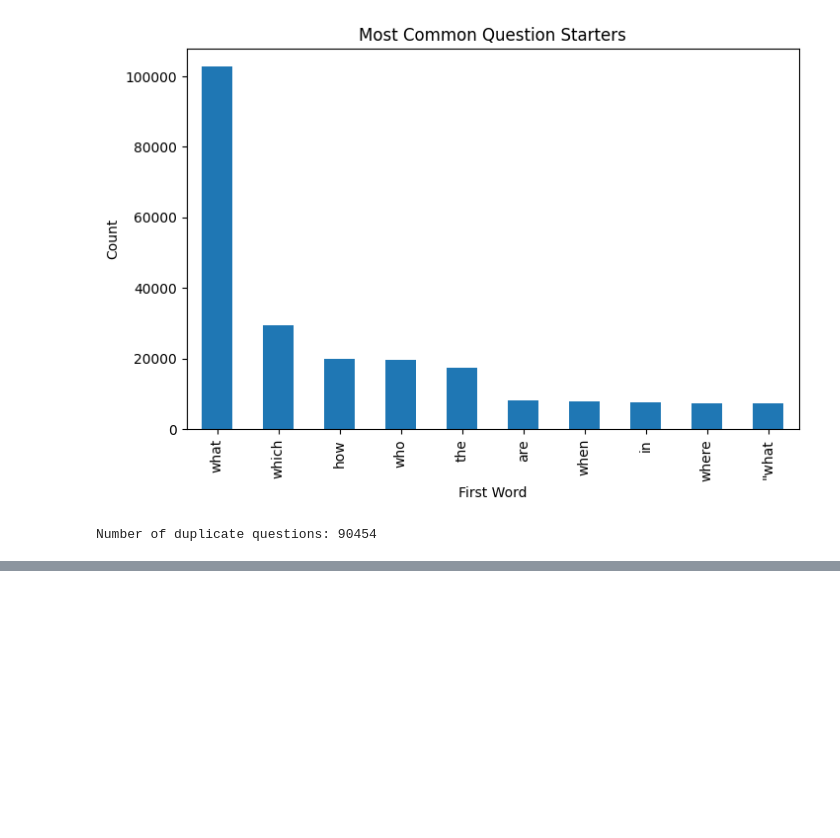
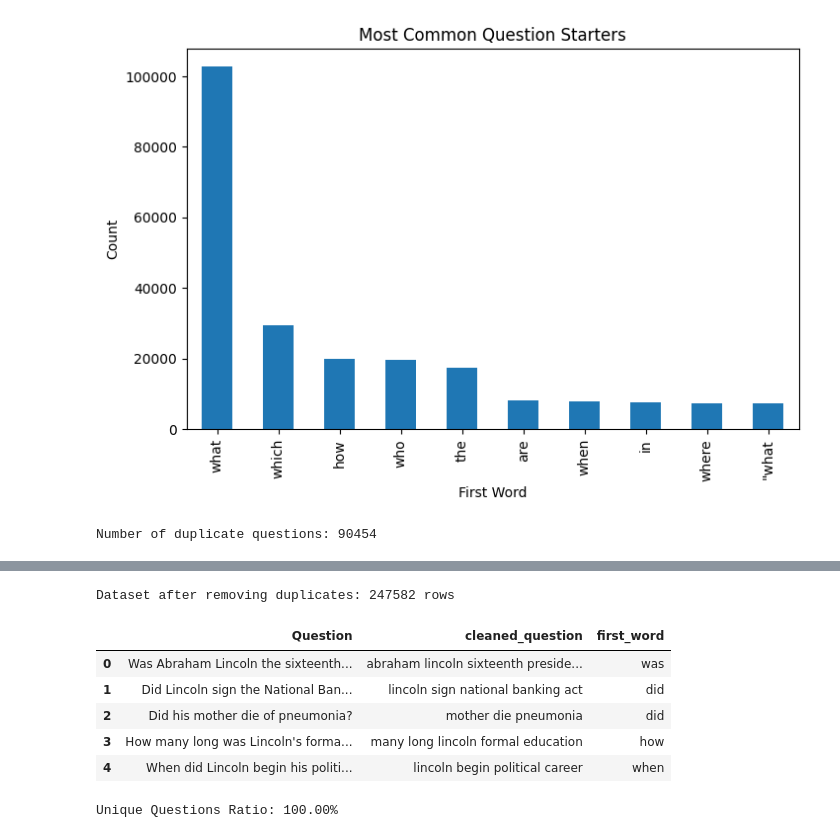
Before and after one commit to M-Prajana/BA, a Jupyter notebook: text_data.ipynb, the cells around one changed output, grey strips where cells are left out. Drawn from its saved outputs; the diff is of its cells as text; code cells hidden in the pictures; blank space fills up the shorter version.

Commit message:
Added the final text dataset

```diff
--- a/text_data.ipynb
+++ b/text_data.ipynb
@@ -561,0 +586,21 @@ Number of duplicate questions: 90454
+# %%
+# remove duplicates
+df = df.drop_duplicates(subset="cleaned_question", keep="first").reset_index(drop=True)
+
+print(f"Dataset after removing duplicates: {len(df)} rows")
+# %% [output]
+Dataset after removing duplicates: 247582 rows
+# %%
+df.head()
+# %% [output]
+|  | Question | cleaned_question | first_word |
+| 0 | Was Abraham Lincoln the sixteenth... | abraham lincoln sixteenth preside... | was |
+| 1 | Did Lincoln sign the National Ban... | lincoln sign national banking act | did |
+| 2 | Did his mother die of pneumonia? | mother die pneumonia | did |
+| 3 | How many long was Lincoln's forma... | many long lincoln formal education | how |
+| 4 | When did Lincoln begin his politi... | lincoln begin political career | when |
+# %%
+unique_ratio = df["cleaned_question"].nunique() / len(df)
+print(f"Unique Questions Ratio: {unique_ratio:.2%}")
+# %% [output]
+Unique Questions Ratio: 100.00%
```
Also changed, not shown: parts of 3 cells of this notebook, 1 other file.
